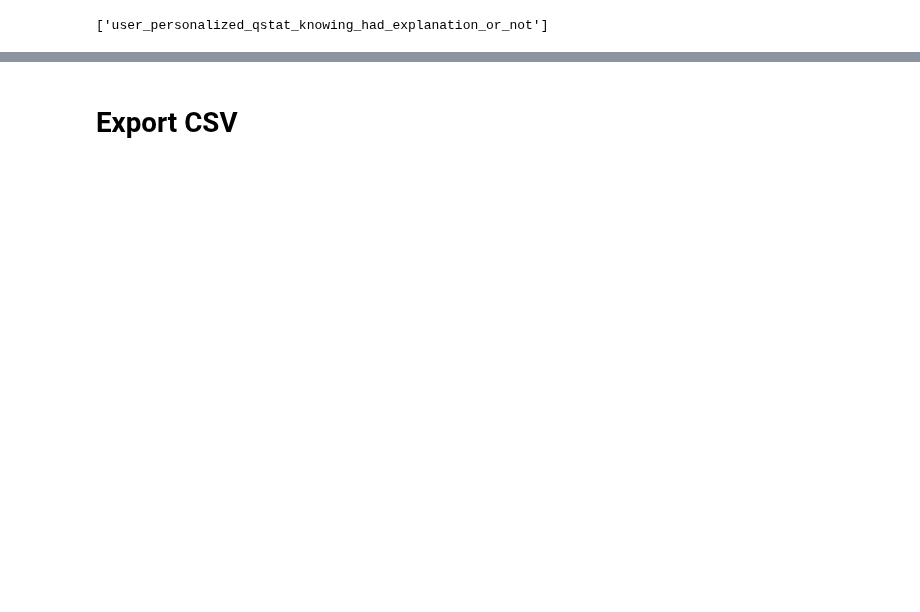
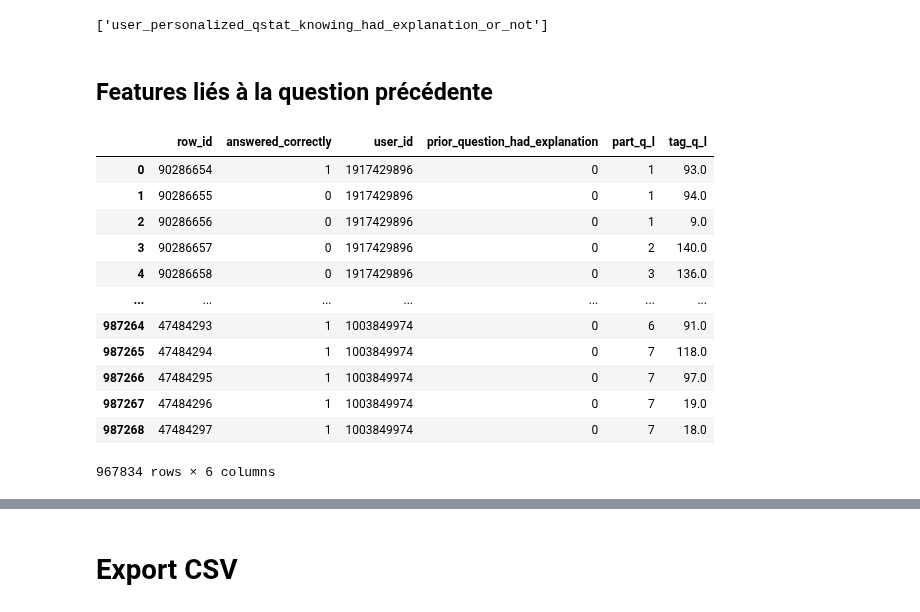
Before and after one commit to YohannD/riiid_final_project, a Jupyter notebook: notebooks/tm_merging_train_data_features.ipynb, the cells around one changed output, grey strips where cells are left out. Cells and saved outputs as stored; diff of their text form; code cells hidden in the pictures; blank space fills up the shorter version.

```diff
--- a/notebooks/tm_merging_train_data_features.ipynb
+++ b/notebooks/tm_merging_train_data_features.ipynb
@@ -331,3 +371,27 @@ train_1M_tm.columns.to_list()[-1:]
 columns_list_to_int8=train_1M_merged.columns.to_list()[-8:]
 for col in columns_list_to_int8:
     train_1M_merged[col]=train_1M_merged[col].astype('int8')
+# %% [markdown]
+## Features liés à la question précédente
+# %%
+t1M__q=train_1M_merged.query('content_type_id==0')[['row_id',
+                                                   'answered_correctly',
+                                                   'user_id',
+                                                   'prior_question_had_explanation',
+                                                   'part_q_l',
+                                                   'tag_q_l']]
+t1M__q
+# %% [output]
+|  | row_id | answered_correctly | user_id | prior_question_had_explanation | part_q_l | tag_q_l |
+| 0 | 90286654 | 1 | 1917429896 | 0 | 1 | 93.0 |
+| 1 | 90286655 | 0 | 1917429896 | 0 | 1 | 94.0 |
+| 2 | 90286656 | 0 | 1917429896 | 0 | 1 | 9.0 |
+| 3 | 90286657 | 0 | 1917429896 | 0 | 2 | 140.0 |
+| 4 | 90286658 | 0 | 1917429896 | 0 | 3 | 136.0 |
+| ... | ... | ... | ... | ... | ... | ... |
+| 987264 | 47484293 | 1 | 1003849974 | 0 | 6 | 91.0 |
+| 987265 | 47484294 | 1 | 1003849974 | 0 | 7 | 118.0 |
+| 987266 | 47484295 | 1 | 1003849974 | 0 | 7 | 97.0 |
+| 987267 | 47484296 | 1 | 1003849974 | 0 | 7 | 19.0 |
+| 987268 | 47484297 | 1 | 1003849974 | 0 | 7 | 18.0 |
+967834 rows × 6 columns
```
Also changed, not shown: parts of 18 cells of this notebook, 7 other files.
